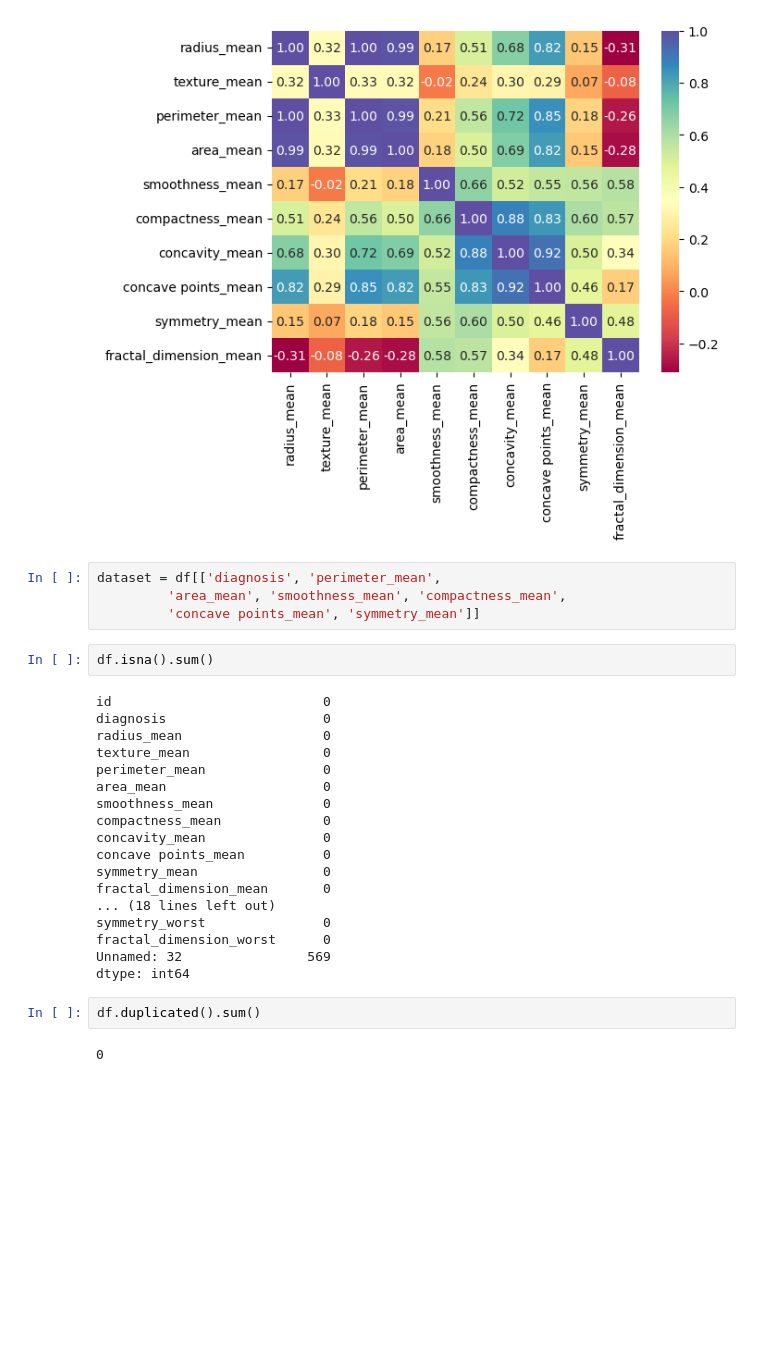
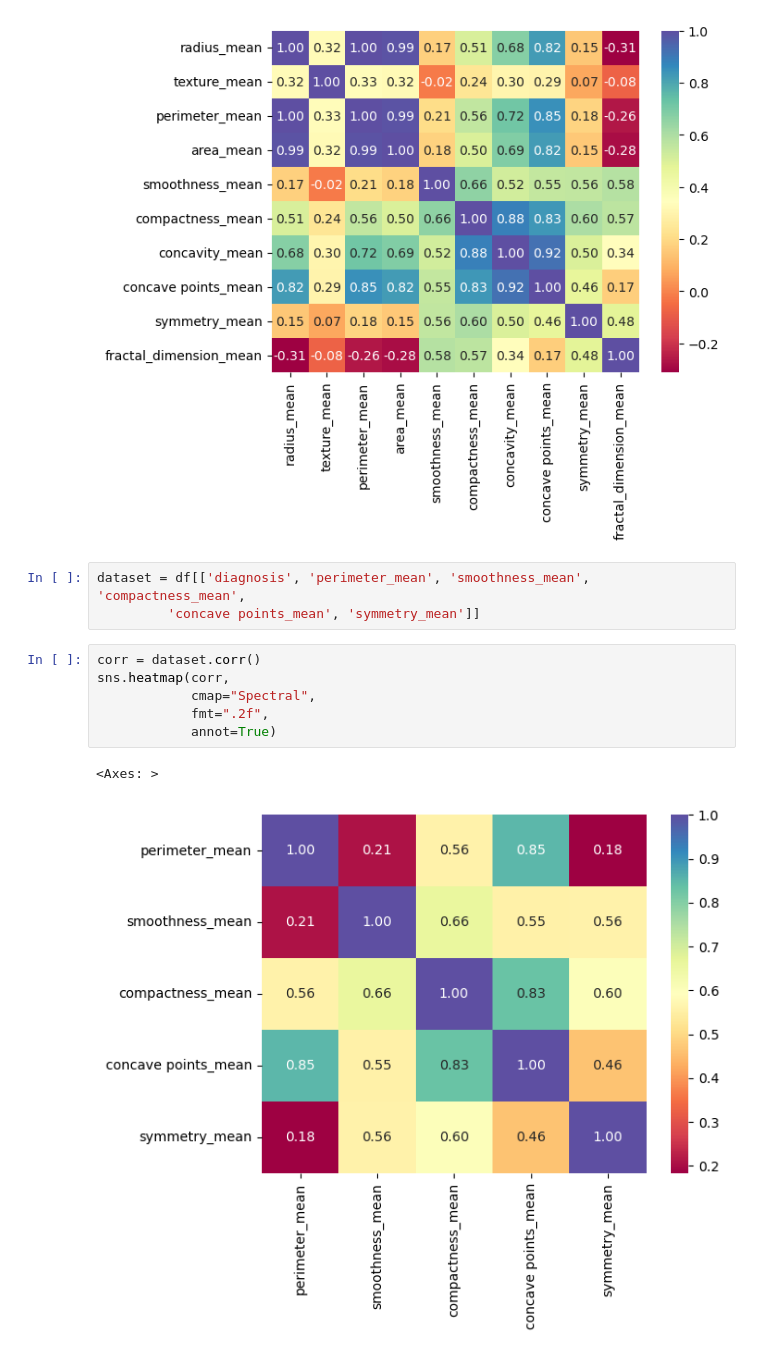
Before and after one commit to agustinluengo/personal_portfolio, a Jupyter notebook: breast_cancer.ipynb, the cells around one changed output. Saved outputs shown, nothing was run; the diff lists cells and outputs as text; blank space fills up the shorter version.

```diff
--- a/breast_cancer.ipynb
+++ b/breast_cancer.ipynb
@@ -55,33 +79,17 @@ sns.heatmap(corr,
 <Axes: >
 [figure]
 # %%
-dataset = df[['diagnosis', 'perimeter_mean',
-         'area_mean', 'smoothness_mean', 'compactness_mean',
+dataset = df[['diagnosis', 'perimeter_mean', 'smoothness_mean', 'compactness_mean',
          'concave points_mean', 'symmetry_mean']]
-# %%
-df.isna().sum()
-# %% [output]
-id                           0
-diagnosis                    0
-radius_mean                  0
-texture_mean                 0
-perimeter_mean               0
-area_mean                    0
-smoothness_mean              0
-compactness_mean             0
-concavity_mean               0
-concave points_mean          0
-symmetry_mean                0
-fractal_dimension_mean       0
-... (18 lines left out)
-symmetry_worst               0
-fractal_dimension_worst      0
-Unnamed: 32                569
-dtype: int64
-# %%
-df.duplicated().sum()
-# %% [output]
-0
+# %%
+corr = dataset.corr()
+sns.heatmap(corr,
+            cmap="Spectral",
+            fmt=".2f",
+            annot=True)
+# %% [output]
+<Axes: >
+[figure, added]
 # %%
 sns.pairplot(dataset,hue="diagnosis")
 # %% [output]
```
Also changed, not shown: parts of 9 cells of this notebook.
